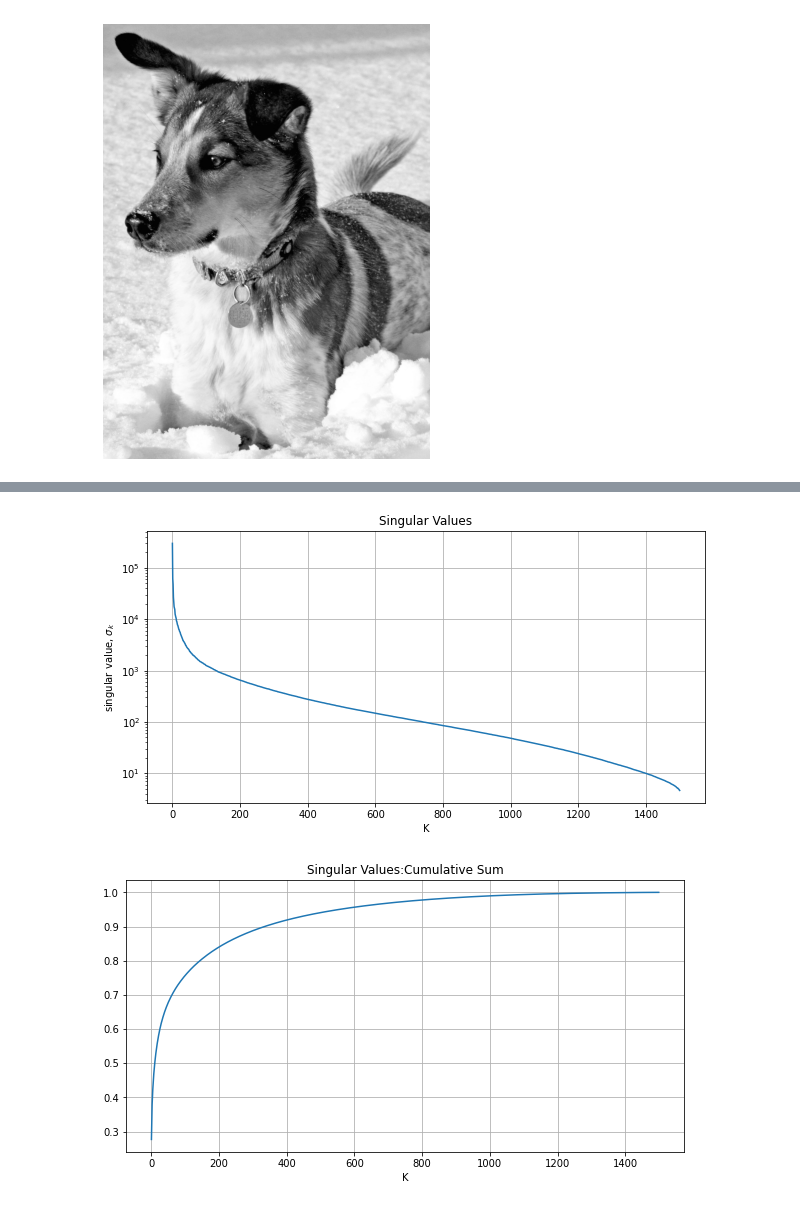
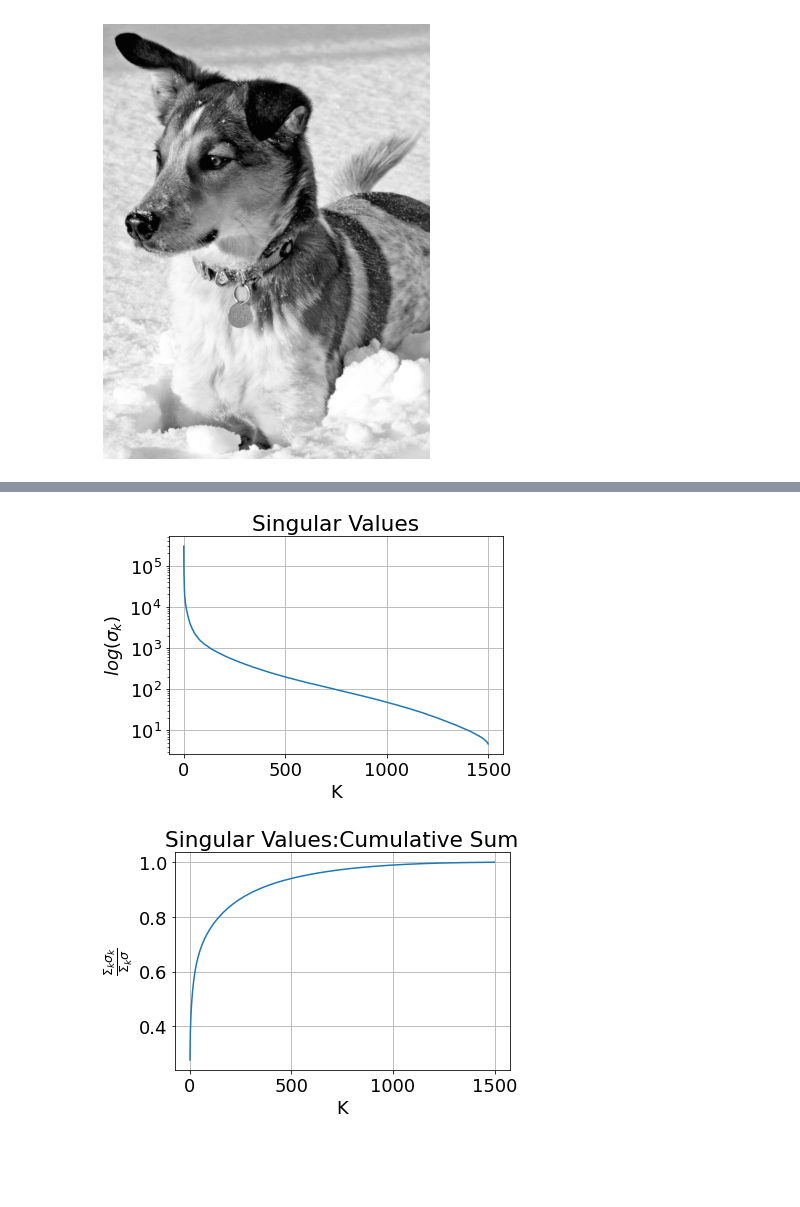
Before and after one commit to afrojaakter/Pattern-Recognition, a Jupyter notebook: ImageCompression.ipynb, the cells around one changed output, grey strips where cells are left out. Saved outputs shown, nothing was run; the diff lists cells and outputs as text; code cells hidden in the pictures; blank space fills up the shorter version.

```diff
--- a/ImageCompression.ipynb
+++ b/ImageCompression.ipynb
@@ -30,22 +40,22 @@ plt.show()
 # %% [output]
 [figure]
 # %%
-#SVD decomposition of X
-U, S, VT = np.linalg.svd(X, full_matrices= True)
-S = np.diag(S) # Writing S as diagonal matrix
+#Economy SVD decomposition of X
+U, S, VT = np.linalg.svd(X, full_matrices= False)
+S = np.diag(S) # diagonal elements of the singular matrix
 
 j = 0
-plt.rcParams['figure.figsize'] = [10,5]
+# r is the rank
 for r in (5, 20, 100):
-  #Construct approximate image, X = USV* with r rank aprroximation
+  #Construct approximate image, X = USV* with r rank aprroximationn
+  # r-col of U, sigma of order rxr , r col of VT
   Xapprox = U[:,:r] @ S[0:r, :r] @ VT[:r, :]
-  plt.figure
+  plt.figure(j + 1)
   j+=1
 
   img = plt.imshow(Xapprox)
   img.set_cmap('gray')
   plt.axis('off')
   plt.title('r = ' + str(r))
-  plt.tight_layout()
   plt.show()
 # %% [output]
@@ -55,17 +64,0 @@ for r in (5, 20, 100):
-# %%
-#Economy SVD decomposition of X
-U, S, VT = np.linalg.svd(X, full_matrices= False)
-S = np.diag(S) # Writing S as diagonal matrix
-
-j = 0
-for r in (5, 20, 100):
-  #Construct approximate image, X = USV* with r rank aprroximationn
-  Xapprox = U[:,:r] @ S[0:r, :r] @ VT[:r, :]
-  plt.figure(j + 1)
-  j+=1
-
-  img = plt.imshow(Xapprox)
-  img.set_cmap('gray')
-  plt.axis('off')
-  plt.title('r = ' + str(r))
-  plt.show()
@@ -76,18 +65,20 @@ for r in (5, 20, 100):
-# %%
-plt.figure()
-plt.semilogy(np.diag(S))
-plt.title('Singular Values')
-plt.xlabel('K')
-plt.ylabel('singular value, $\sigma_k$')
-plt.grid()
-# %% [output]
-[figure, removed]
 # %%
+plt.rcParams['figure.figsize'] = [6,4]
+plt.rcParams.update({'font.size': 18})
+plt.figure()
+plt.semilogy(np.diag(S))
+plt.title('Singular Values')
+plt.xlabel('K')
+plt.ylabel('$log(\sigma_k)$')
+plt.grid()
+
 plt.figure()
 plt.plot(np.cumsum(np.diag(S))/np.sum(np.diag(S)))
 plt.title('Singular Values:Cumulative Sum')
 plt.xlabel('K')
+plt.ylabel(r'$\frac{\Sigma_k\sigma_k}{\Sigma_k\sigma}$')
 plt.grid()
 plt.show()
 # %% [output]
-[figure, old version]
+[figure, new version]
+[figure, added]
```
Also changed, not shown: parts of 9 cells of this notebook.
